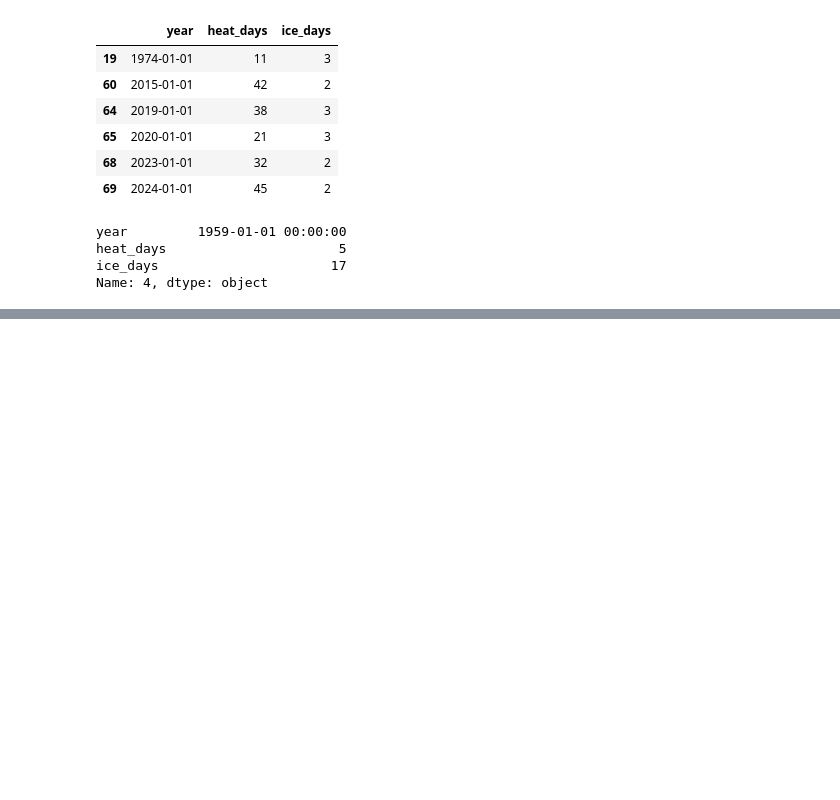
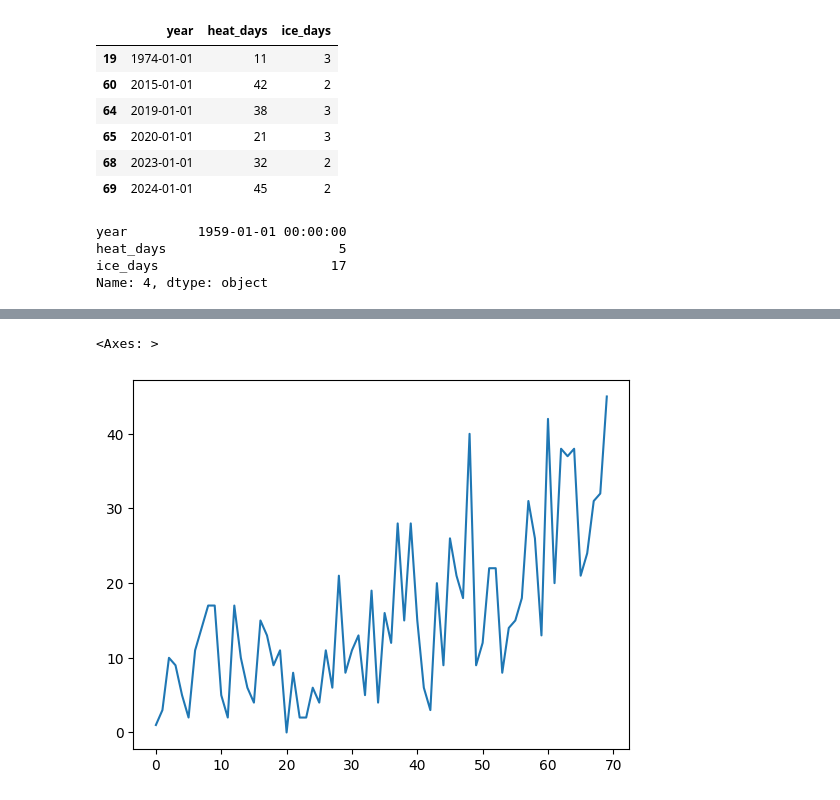
Before and after one commit to elifuregato/datascience-ue-elias-furegato, a Jupyter notebook: notebooks/01_data_with_pandas.ipynb, the cells around one changed output, grey strips where cells are left out. Saved outputs shown, nothing was run; the diff lists cells and outputs as text; code cells hidden in the pictures; blank space fills up the shorter version.

```diff
--- a/notebooks/01_data_with_pandas.ipynb
+++ b/notebooks/01_data_with_pandas.ipynb
@@ -143,0 +154,2 @@ Name: 4, dtype: object
+# %%
+df["extremwetter_tage"] = df["heat_days"] + df["ice_days"]
@@ -143,0 +165,5 @@ Name: 4, dtype: object
+# %%
+df["heat_days"].plot()
+# %% [output]
+<Axes: >
+[figure, added]
```
Also changed, not shown: parts of 6 cells of this notebook.
